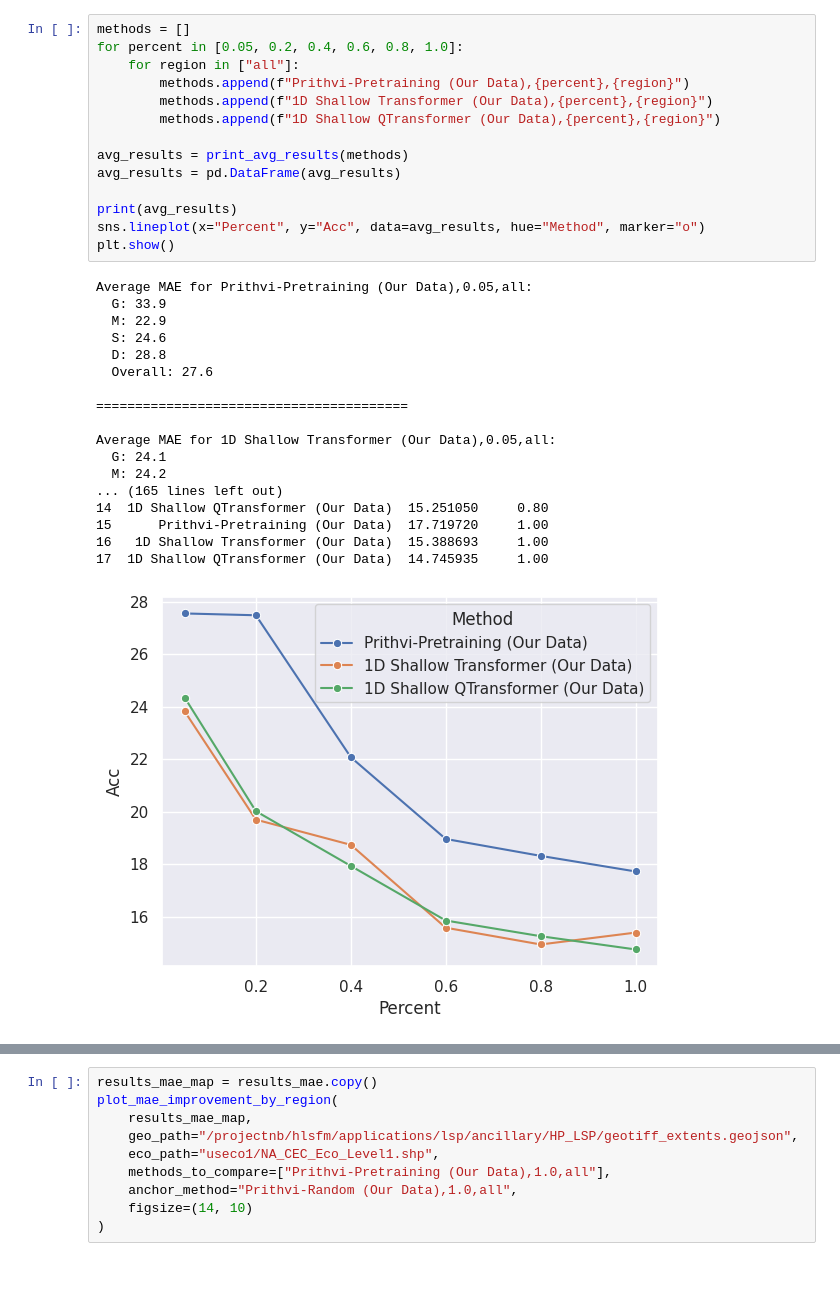
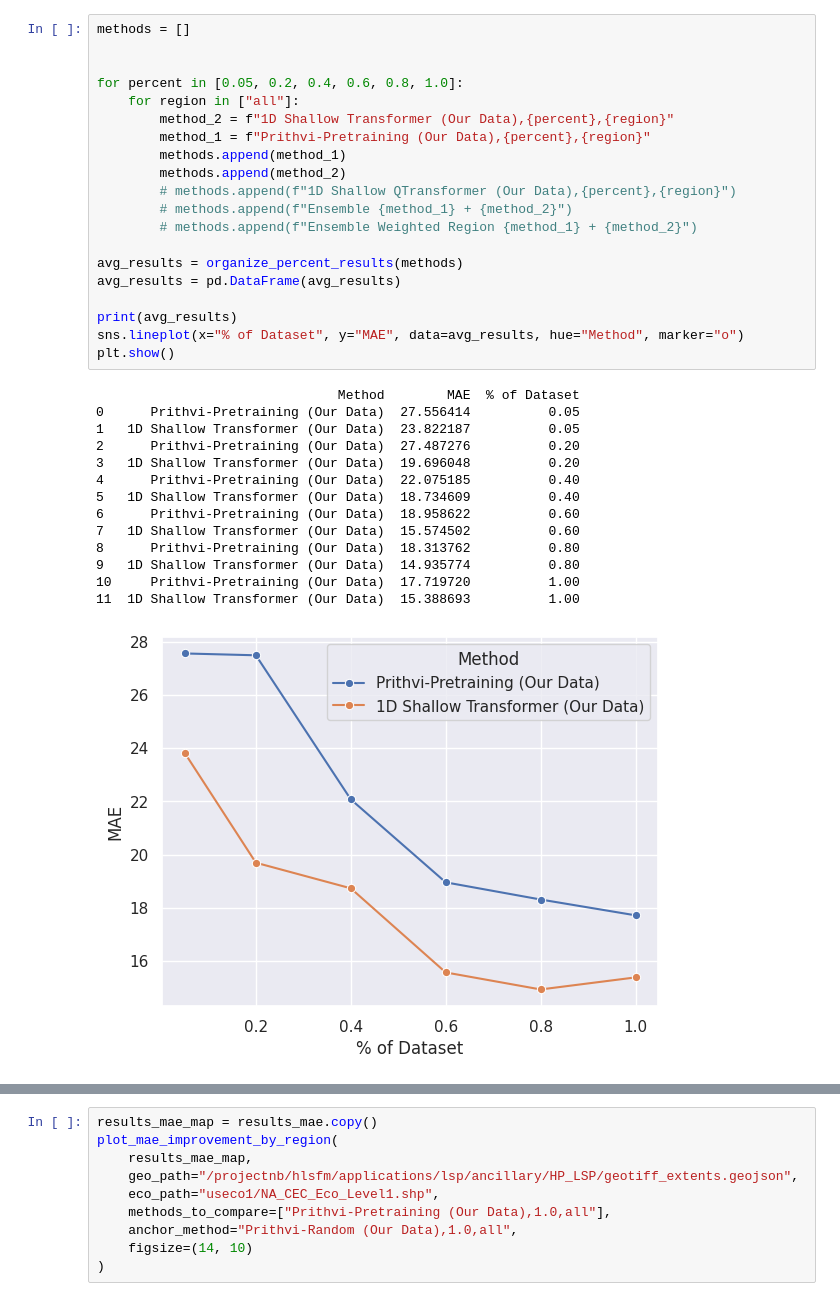
Before and after one commit to mqraitem/Prithvi_Pheneology, a Jupyter notebook: plot.ipynb, the cells around one changed output, grey strips where cells are left out. Cells and saved outputs as stored; diff of their text form; blank space fills up the shorter version.

```diff
--- a/plot.ipynb
+++ b/plot.ipynb
@@ -323,33 +690,35 @@ Average MAE for 3D UNet (Our Data),1.0,all:
 # %%
 methods = []
+
+
 for percent in [0.05, 0.2, 0.4, 0.6, 0.8, 1.0]:
     for region in ["all"]:
-        methods.append(f"Prithvi-Pretraining (Our Data),{percent},{region}")
-        methods.append(f"1D Shallow Transformer (Our Data),{percent},{region}")
-        methods.append(f"1D Shallow QTransformer (Our Data),{percent},{region}")
+        method_2 = f"1D Shallow Transformer (Our Data),{percent},{region}"
+        method_1 = f"Prithvi-Pretraining (Our Data),{percent},{region}"
+        methods.append(method_1)
+        methods.append(method_2)
+        # methods.append(f"1D Shallow QTransformer (Our Data),{percent},{region}")
+        # methods.append(f"Ensemble {method_1} + {method_2}")
+        # methods.append(f"Ensemble Weighted Region {method_1} + {method_2}")
 
-avg_results = print_avg_results(methods)
+avg_results = organize_percent_results(methods)
 avg_results = pd.DataFrame(avg_results)
 
 print(avg_results)
-sns.lineplot(x="Percent", y="Acc", data=avg_results, hue="Method", marker="o")
+sns.lineplot(x="% of Dataset", y="MAE", data=avg_results, hue="Method", marker="o")
 plt.show()
 # %% [output]
-Average MAE for Prithvi-Pretraining (Our Data),0.05,all:
-  G: 33.9
-  M: 22.9
-  S: 24.6
-  D: 28.8
-  Overall: 27.6
-
-========================================
-
-Average MAE for 1D Shallow Transformer (Our Data),0.05,all:
-  G: 24.1
-  M: 24.2
-... (165 lines left out)
-14  1D Shallow QTransformer (Our Data)  15.251050     0.80
-15      Prithvi-Pretraining (Our Data)  17.719720     1.00
-16   1D Shallow Transformer (Our Data)  15.388693     1.00
-17  1D Shallow QTransformer (Our Data)  14.745935     1.00
+                               Method        MAE  % of Dataset
+0      Prithvi-Pretraining (Our Data)  27.556414          0.05
+1   1D Shallow Transformer (Our Data)  23.822187          0.05
+2      Prithvi-Pretraining (Our Data)  27.487276          0.20
+3   1D Shallow Transformer (Our Data)  19.696048          0.20
+4      Prithvi-Pretraining (Our Data)  22.075185          0.40
+5   1D Shallow Transformer (Our Data)  18.734609          0.40
+6      Prithvi-Pretraining (Our Data)  18.958622          0.60
+7   1D Shallow Transformer (Our Data)  15.574502          0.60
+8      Prithvi-Pretraining (Our Data)  18.313762          0.80
+9   1D Shallow Transformer (Our Data)  14.935774          0.80
+10     Prithvi-Pretraining (Our Data)  17.719720          1.00
+11  1D Shallow Transformer (Our Data)  15.388693          1.00
-[figure, old version]
+[figure, new version]
```
Also changed, not shown: parts of 16 cells of this notebook, 47 other files.
